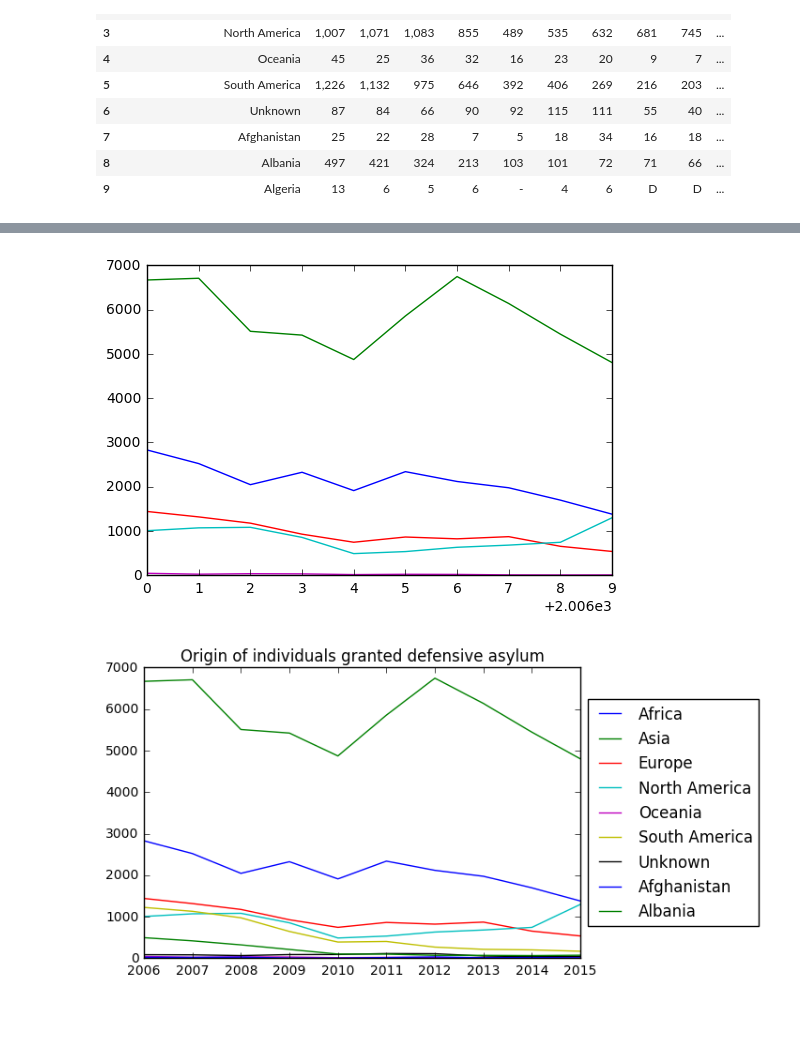
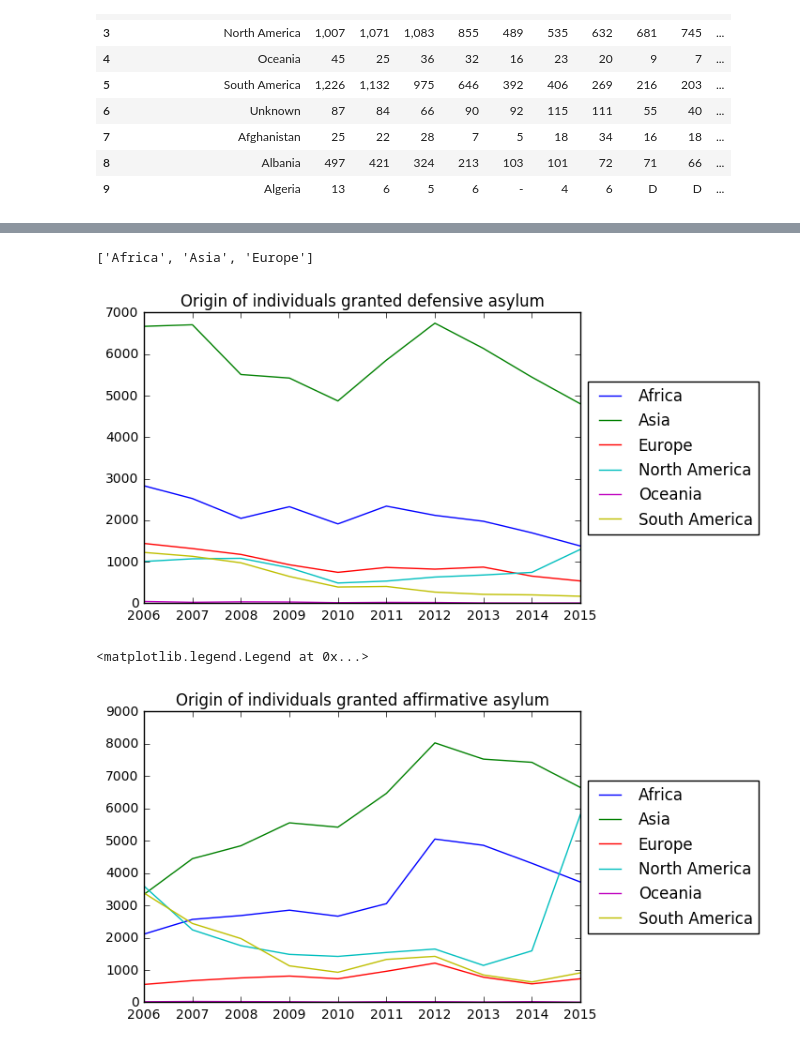
Before and after one commit to cwczarnik/Refugee_Study, a Jupyter notebook: US_Refugees.ipynb, the cells around one changed output, grey strips where cells are left out. Drawn from its saved outputs; the diff is of its cells as text; code cells hidden in the pictures; blank space fills up the shorter version.

```diff
--- a/US_Refugees.ipynb
+++ b/US_Refugees.ipynb
@@ -89,10 +87,15 @@ import re
 # %%
+import re
 df_da = def_asylum
 df_da = df_da.set_index('Continent/Country of Nationality')
 df_da = df_da.transpose()
-df_da = df_da.apply(lambda x: [re.sub('[,-]','',x[i]) for i in range(len(x))])
-df_da.replace(to_replace = '',value = np.nan)
-df_da.fillna('median',inplace=True)
+df_da = df_da.apply(lambda x: [re.sub('[A-Z-,]*','',x[i]) for i in range(len(x))])
+# df_da = df_da.apply(lambda x: int(x))
+# %%
+df_da.replace(to_replace = '',value = np.nan,regex = True,inplace =True)
+df_da = df_da.apply(lambda x: x.fillna(x.median()),axis=0)
+df_da = df_da.astype('float')
+## this gets rid of blank values and fills them with NaN and then fills in with the median/mean values...
 # %%
 df_da
 # %% [output]
@@ -110,10 +113,16 @@ df_da
 10 rows × 111 columns
+# %%
+[df_da.columns[i] for i in range(idx)]
+# %% [output]
+['Africa', 'Asia', 'Europe']
 # %%
 times = list(df_da.index)
-plt.plot(df_da.iloc[:,0:5],label = )
+# df_da.index = pd.to_datetime(times)
+idx = 6
+df_da.iloc[:,0:idx].plot()
 plt.legend(loc='center left', bbox_to_anchor=(1.0, 0.5))
+plt.title('Origin of individuals granted defensive asylum')
 plt.show()
 # plt.legend(loc='center left', bbox_to_anchor=(1.0, 0.5))
-# title='Origin of individuals granted defensive asylum'
 # %% [output]
-[figure, old version]
+[figure, new version]
@@ -132,11 +131,12 @@ plt.show()
 # %%
-df_da = df_d
-df_da = df_da[:9]
-df_da = df_da.set_index('Continent/Country of Nationality')
-df_da = df_da.transpose()
-df_da = df_da.astype('float')
-df_da.plot(title='Origin of individuals granted defensive asylum')
+df_aa = df_a
+idx_2 = 6
+df_aa = df_aa[:idx_2]
+df_aa = df_aa.set_index('Continent/Country of Nationality')
+df_aa = df_aa.transpose()
+df_aa = df_aa.astype('float')
+df_aa.plot(title='Origin of individuals granted affirmative asylum')
 plt.legend(loc='center left', bbox_to_anchor=(1.0, 0.5))
-plt.show()
 # %% [output]
+<matplotlib.legend.Legend at 0x...>
-[figure, old version]
+[figure, new version]
```
Also changed, not shown: parts of 8 cells of this notebook, 1 other file.
